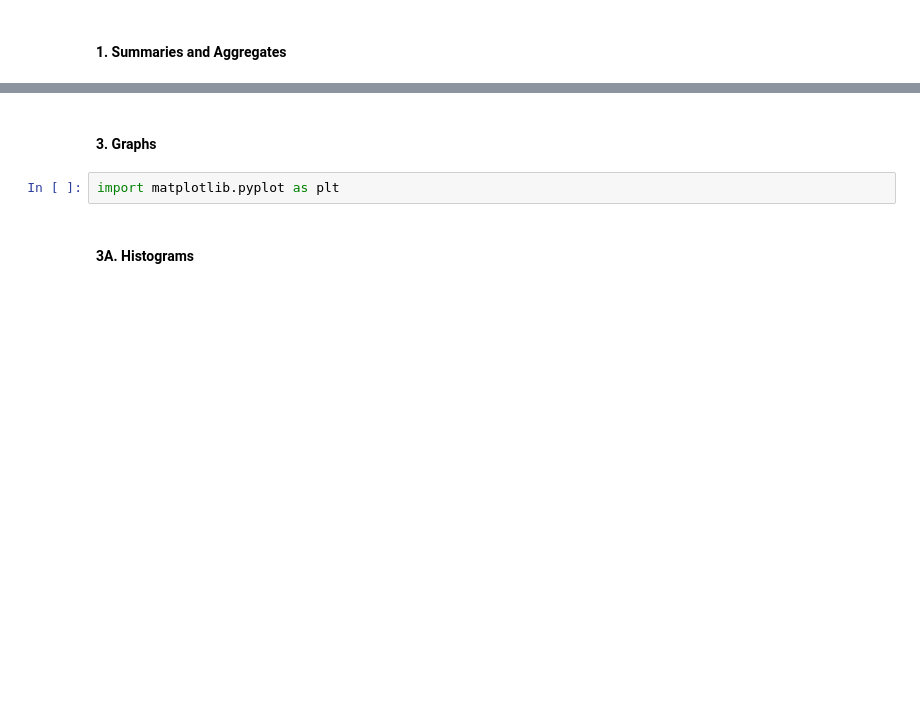
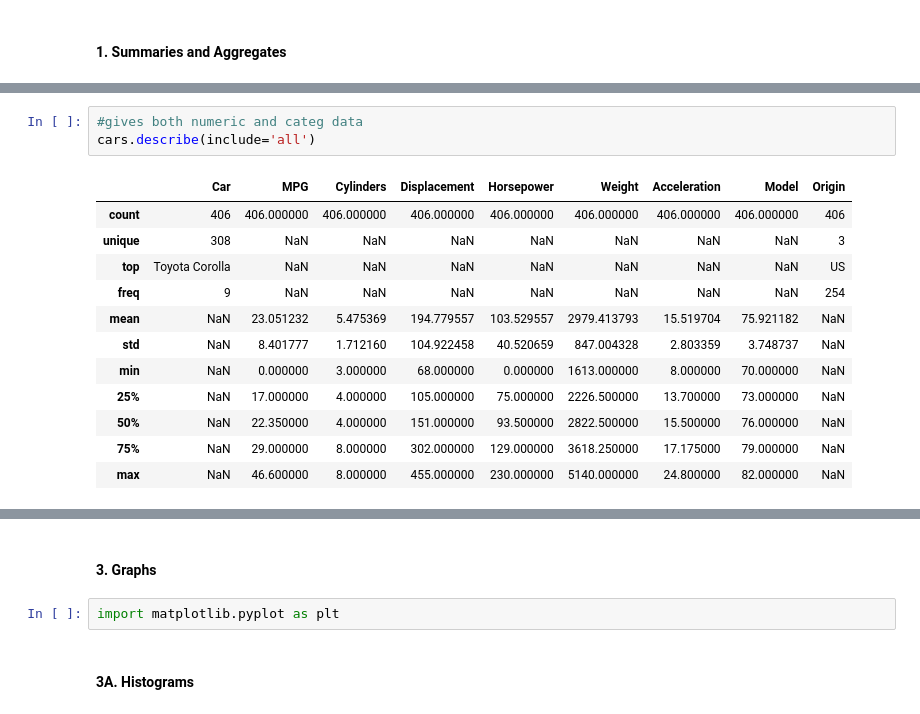
Before and after one commit to GouthamKumar-R/ML, a Jupyter notebook: D20 - IML/Class exercises/IML - S4 - Data Exploration & Data Manipulation .ipynb, the cells around one changed output, grey strips where cells are left out. Saved outputs shown, nothing was run; the diff lists cells and outputs as text; blank space fills up the shorter version.

```diff
--- a/D20 - IML/Class exercises/IML - S4 - Data Exploration & Data Manipulation .ipynb
+++ b/D20 - IML/Class exercises/IML - S4 - Data Exploration & Data Manipulation .ipynb
@@ -42,0 +36,16 @@ cars = pd.read_csv("cars.csv")
+# %%
+#gives both numeric and categ data
+cars.describe(include='all')
+# %% [output]
+|  | Car | MPG | Cylinders | Displacement | Horsepower | Weight | Acceleration | Model | Origin |
+| count | 406 | 406.000000 | 406.000000 | 406.000000 | 406.000000 | 406.000000 | 406.000000 | 406.000000 | 406 |
+| unique | 308 | NaN | NaN | NaN | NaN | NaN | NaN | NaN | 3 |
+| top | Toyota Corolla | NaN | NaN | NaN | NaN | NaN | NaN | NaN | US |
+| freq | 9 | NaN | NaN | NaN | NaN | NaN | NaN | NaN | 254 |
+| mean | NaN | 23.051232 | 5.475369 | 194.779557 | 103.529557 | 2979.413793 | 15.519704 | 75.921182 | NaN |
+| std | NaN | 8.401777 | 1.712160 | 104.922458 | 40.520659 | 847.004328 | 2.803359 | 3.748737 | NaN |
+| min | NaN | 0.000000 | 3.000000 | 68.000000 | 0.000000 | 1613.000000 | 8.000000 | 70.000000 | NaN |
+| 25% | NaN | 17.000000 | 4.000000 | 105.000000 | 75.000000 | 2226.500000 | 13.700000 | 73.000000 | NaN |
+| 50% | NaN | 22.350000 | 4.000000 | 151.000000 | 93.500000 | 2822.500000 | 15.500000 | 76.000000 | NaN |
+| 75% | NaN | 29.000000 | 8.000000 | 302.000000 | 129.000000 | 3618.250000 | 17.175000 | 79.000000 | NaN |
+| max | NaN | 46.600000 | 8.000000 | 455.000000 | 230.000000 | 5140.000000 | 24.800000 | 82.000000 | NaN |
```
Also changed, not shown: parts of 43 cells of this notebook.
